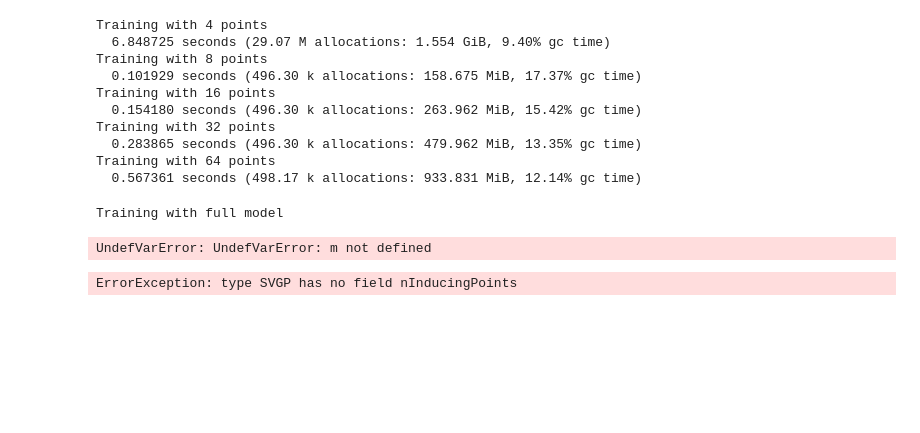
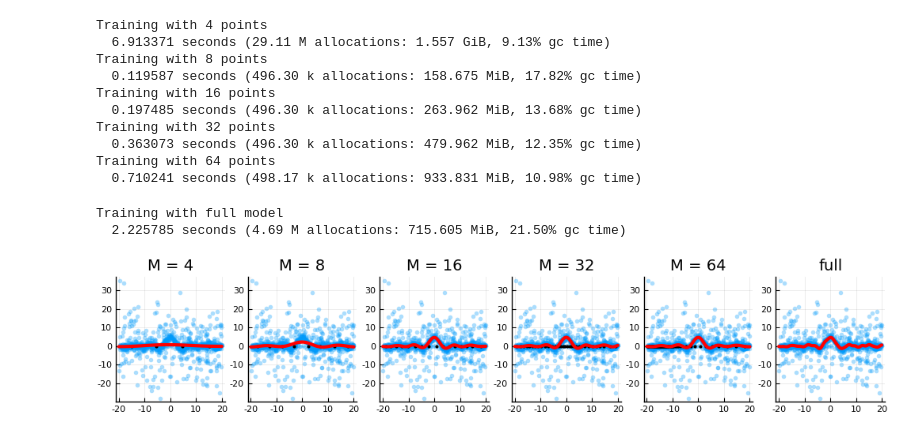
Before and after one commit to theogf/AugmentedGaussianProcesses.jl, a Jupyter notebook: examples/Regression - StudentT.ipynb, the cells around one changed output. Cells and saved outputs as stored; diff of their text form; code cells hidden in the pictures; blank space fills up the shorter version.

```diff
--- a/examples/Regression - StudentT.ipynb
+++ b/examples/Regression - StudentT.ipynb
@@ -53,30 +20,30 @@ models = Vector{AbstractGP}(undef,length(Ms)+1)
 kernel = RBFKernel(1.0)
 ν=10.0
 for (index, num_inducing) in enumerate(Ms)
-    m =  SVGP(X, Y, kernel,AugmentedStudentTLikelihood(ν),AnalyticInference(),num_inducing,Autotuning=true)
+    m =  SVGP(X, Y, kernel,AugmentedStudentTLikelihood(ν),AnalyticVI(),num_inducing,Autotuning=true)
     println("Training with $(num_inducing) points")
     @time train!(m,iterations=100)
     models[index] = m;
 end
 # %% [output]
 Training with 4 points
-  6.848725 seconds (29.07 M allocations: 1.554 GiB, 9.40% gc time)
+  6.913371 seconds (29.11 M allocations: 1.557 GiB, 9.13% gc time)
 Training with 8 points
-  0.101929 seconds (496.30 k allocations: 158.675 MiB, 17.37% gc time)
+  0.119587 seconds (496.30 k allocations: 158.675 MiB, 17.82% gc time)
 Training with 16 points
-  0.154180 seconds (496.30 k allocations: 263.962 MiB, 15.42% gc time)
+  0.197485 seconds (496.30 k allocations: 263.962 MiB, 13.68% gc time)
 Training with 32 points
-  0.283865 seconds (496.30 k allocations: 479.962 MiB, 13.35% gc time)
+  0.363073 seconds (496.30 k allocations: 479.962 MiB, 12.35% gc time)
 Training with 64 points
-  0.567361 seconds (498.17 k allocations: 933.831 MiB, 12.14% gc time)
+  0.710241 seconds (498.17 k allocations: 933.831 MiB, 10.98% gc time)
 # %%
-mfull = VGP(X, Y, kernel,AugmentedStudentTLikelihood(ν),AnalyticInference(),Autotuning=true)
+mfull = VGP(X, Y, kernel,AugmentedStudentTLikelihood(ν),AnalyticVI(),Autotuning=true)
 println("Training with full model")
-@time train!(m,iterations=5);
+@time train!(mfull,iterations=5);
 models[end] = mfull;
 # %% [output]
 Training with full model
+  2.225785 seconds (4.69 M allocations: 715.605 MiB, 21.50% gc time)
-UndefVarError: UndefVarError: m not defined
 # %%
 function compute_Grid(model,nGrid=50)
     mins = -20
@@ -88,7 +55,7 @@ function compute_Grid(model,nGrid=50)
     end;
 # %%
 function plotdata(X,Y)
-    plot(X,Y,t=:scatter,alpha=0.33,markerstrokewidth=0.0,lab="",size=(300,500));
+    Plots.plot(X,Y,t=:scatter,alpha=0.33,markerstrokewidth=0.0,lab="",size=(300,500));
 end;
 # %%
 function plotcontour(model,X,Y)
@@ -101,6 +68,6 @@ function plotcontour(model,X,Y)
     return plot!(x,predic,title=(in(:Z,fieldnames(typeof(model))) ? "M = $(model.nFeature)" : "full"),color="red",lab="",linewidth=3.0)
 end;
 # %%
-plot(broadcast(x->plotcontour(x,X,Y),models)...,layout=(1,length(models)),size=(1000,200))
+Plots.plot(broadcast(x->plotcontour(x,X,Y),models)...,layout=(1,length(models)),size=(1000,200))
 # %% [output]
-ErrorException: type SVGP has no field nInducingPoints
+[figure, added]
```
Also changed, not shown: parts of 2 cells of this notebook, 10 other files.
